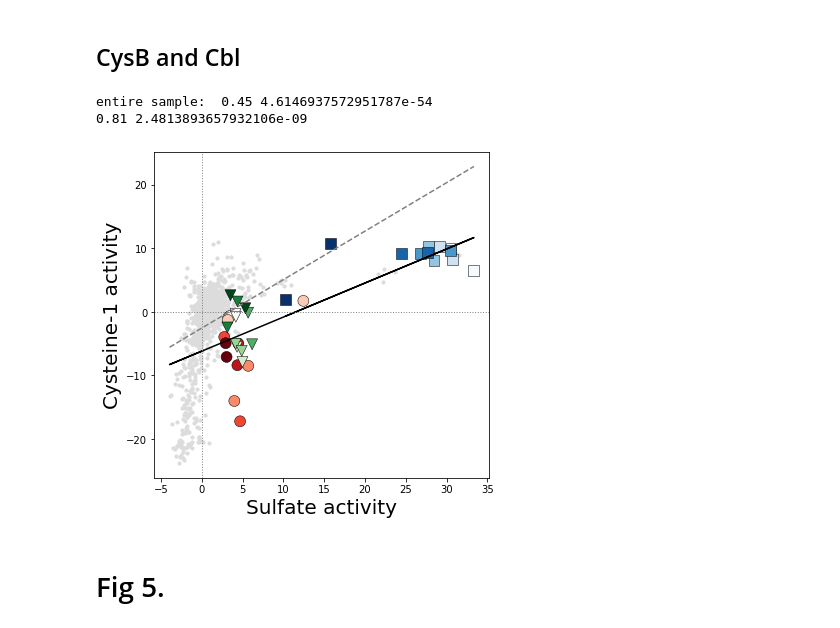
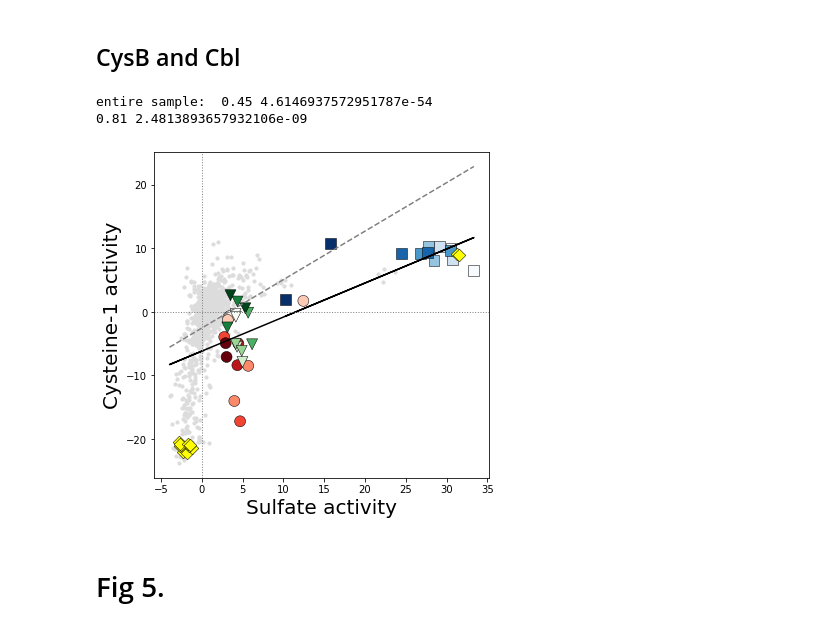
Before and after one commit to hyungyulim/Ecoli_transition_stationary, a Jupyter notebook: Notebooks/3_iModulon_analysis.ipynb, the cells around one changed output. Saved outputs shown, nothing was run; the diff lists cells and outputs as text; code cells hidden in the pictures.

```diff
--- a/Notebooks/3_iModulon_analysis.ipynb
+++ b/Notebooks/3_iModulon_analysis.ipynb
@@ -714,13 +719,17 @@ _plot_time_activities(ica_data_1k36, "Nitrogen", group_dict)
 [figure]
 # %% [markdown]
 ## CysB and Cbl
-# %%
-fig = _plot_activities_R2(ica_data_1k36,"Sulfate","Cysteine-1", []                         )
-fig.get_figure().savefig("../images/Figure_3/Fig3C-Sulfate_and_cysteine1.svg")
-# %% [output]
-entire sample:  0.45 4.6146937572951787e-54
-0.81 2.4813893657932106e-09
-[figure, removed]
+# %%
+CAMHB = ica_data_1k36.A.loc['Cysteine-1'][ica_data_1k36.sample_table[ica_data_1k36.sample_table['Base Media']=='CAMHB'].index]
+fig = _plot_activities_R2(ica_data_1k36,"Sulfate","Cysteine-1",
+                        #  mylist
+                         list(CAMHB.index)+['p1k_00169','p1k_00170']
+                         )
+fig.get_figure().savefig("../images/Figure_3/Fig3C-Sulfate_and_cysteine1.svg")
+# %% [output]
+entire sample:  0.45 4.6146937572951787e-54
+0.81 2.4813893657932106e-09
+[figure, added]
 # %% [markdown]
 # Fig 5.
 # %% [markdown]
```
Also changed, not shown: parts of 6 cells of this notebook, 2 other files.
